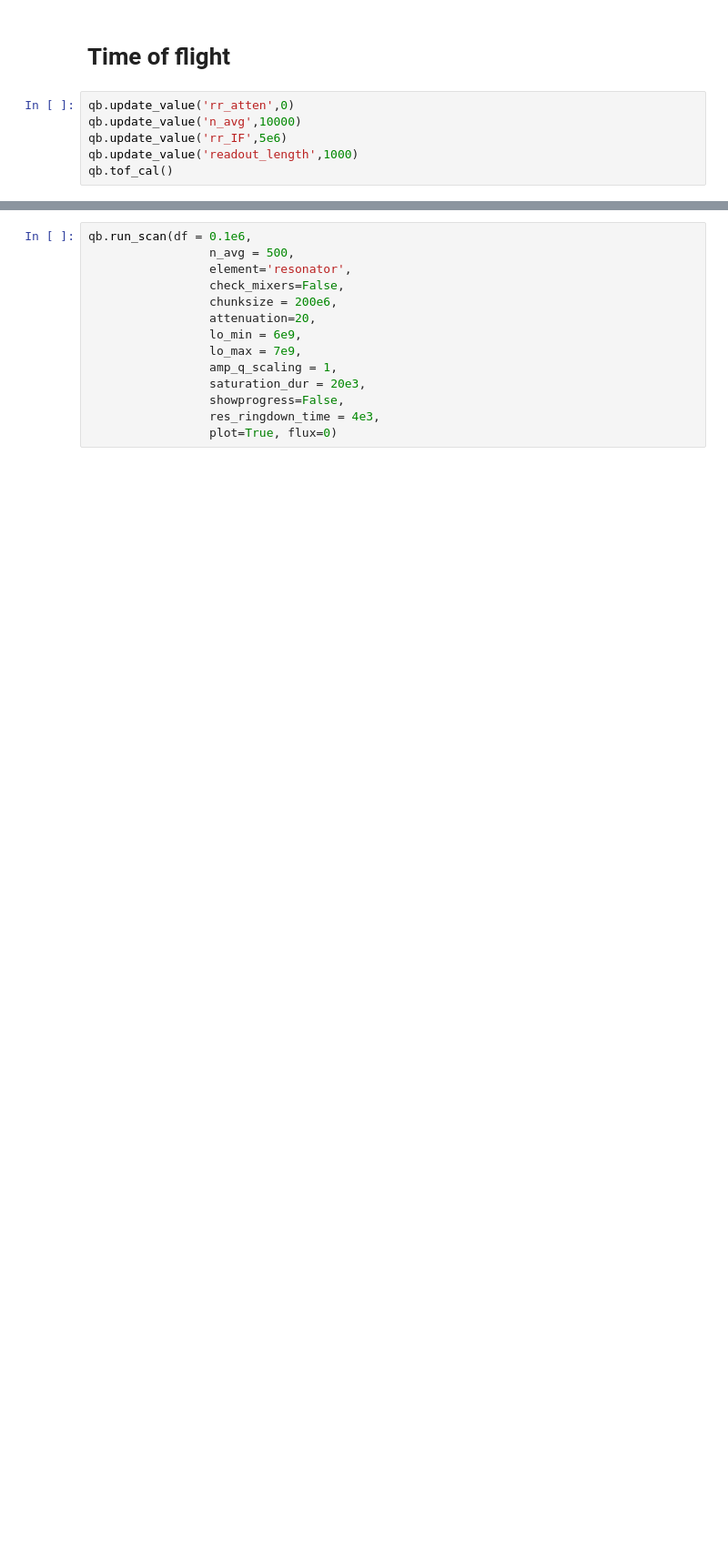
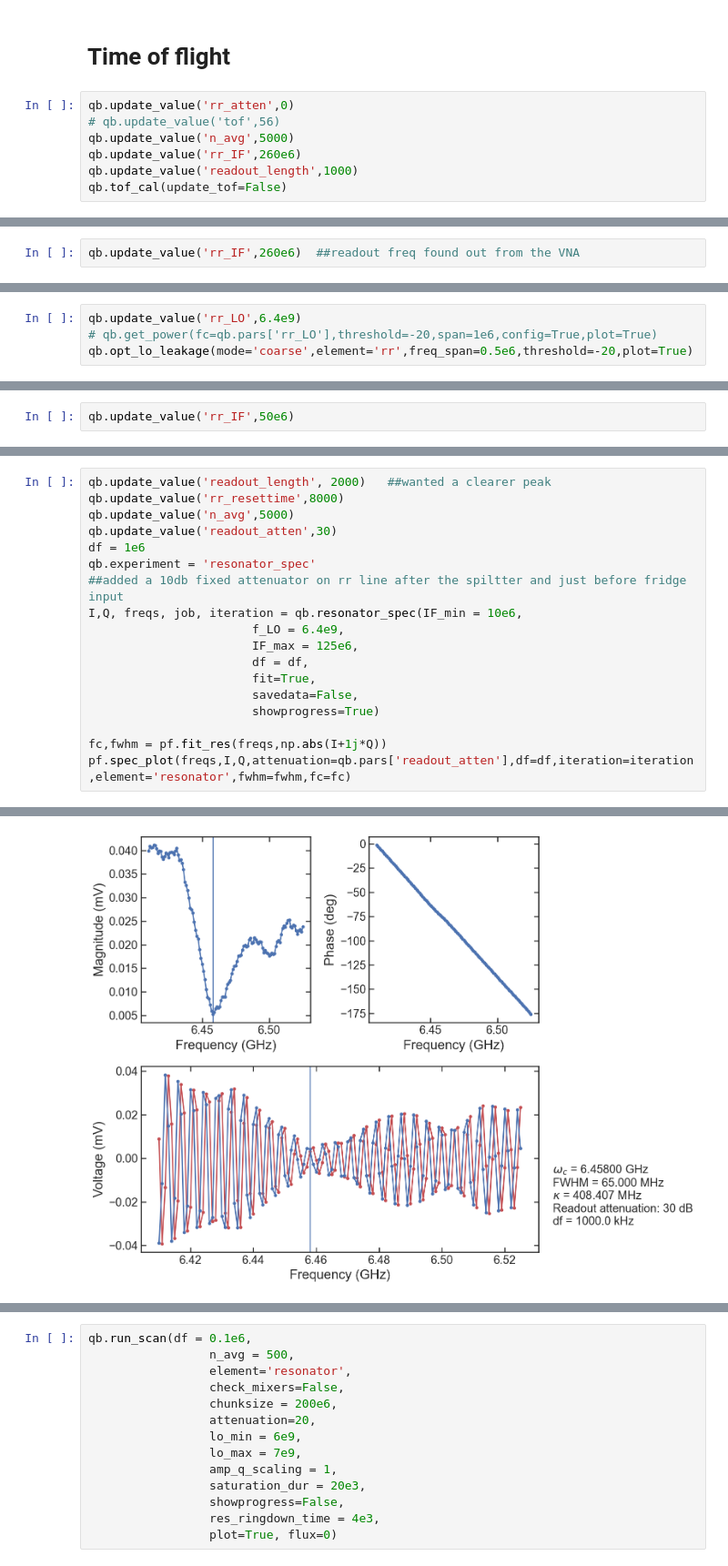
Before and after one commit to LFL-Lab/Dissipator, a Jupyter notebook: dissipator/main.ipynb, the cells around one changed output, grey strips where cells are left out. Shown at 91% size. Drawn from its saved outputs; the diff is of its cells as text; blank space fills up the shorter version.

Commit message:
fixed spectroscopy (qubit + resonator)

```diff
--- a/dissipator/main.ipynb
+++ b/dissipator/main.ipynb
@@ -20,7 +35,8 @@ Updating tof to 200
 # Time of flight
 # %%
 qb.update_value('rr_atten',0)
-qb.update_value('n_avg',10000)
-qb.update_value('rr_IF',5e6)
+# qb.update_value('tof',56)
+qb.update_value('n_avg',5000)
+qb.update_value('rr_IF',260e6)
 qb.update_value('readout_length',1000)
-qb.tof_cal()
+qb.tof_cal(update_tof=False)
@@ -39,0 +43,2 @@ Updating analog_input_offsets to [0.030426446273243042, 0.039729316797253146]
+# %%
+qb.update_value('rr_IF',260e6)  ##readout freq found out from the VNA
@@ -39,0 +47,4 @@ Updating analog_input_offsets to [0.030426446273243042, 0.039729316797253146]
+# %%
+qb.update_value('rr_LO',6.4e9)
+# qb.get_power(fc=qb.pars['rr_LO'],threshold=-20,span=1e6,config=True,plot=True)
+qb.opt_lo_leakage(mode='coarse',element='rr',freq_span=0.5e6,threshold=-20,plot=True)
@@ -39,0 +61,2 @@ Updating analog_input_offsets to [0.030426446273243042, 0.039729316797253146]
+# %%
+qb.update_value('rr_IF',50e6)
@@ -39,0 +86,19 @@ Updating analog_input_offsets to [0.030426446273243042, 0.039729316797253146]
+# %%
+qb.update_value('readout_length', 2000)   ##wanted a clearer peak
+qb.update_value('rr_resettime',8000)
+qb.update_value('n_avg',5000)
+qb.update_value('readout_atten',30)
+df = 1e6
+qb.experiment = 'resonator_spec'
+##added a 10db fixed attenuator on rr line after the spiltter and just before fridge input
+I,Q, freqs, job, iteration = qb.resonator_spec(IF_min = 10e6,
+                       f_LO = 6.4e9,
+                       IF_max = 125e6,
+                       df = df,
+                       fit=True,
+                       savedata=False,
+                       showprogress=True)
+
+fc,fwhm = pf.fit_res(freqs,np.abs(I+1j*Q))
+pf.spec_plot(freqs,I,Q,attenuation=qb.pars['readout_atten'],df=df,iteration=iteration,element='resonator',fwhm=fwhm,fc=fc)
+# %% [output]
@@ -39,0 +120 @@ Updating analog_input_offsets to [0.030426446273243042, 0.039729316797253146]
+[figure, added]
```
Also changed, not shown: parts of 16 cells of this notebook, 26 other files.
